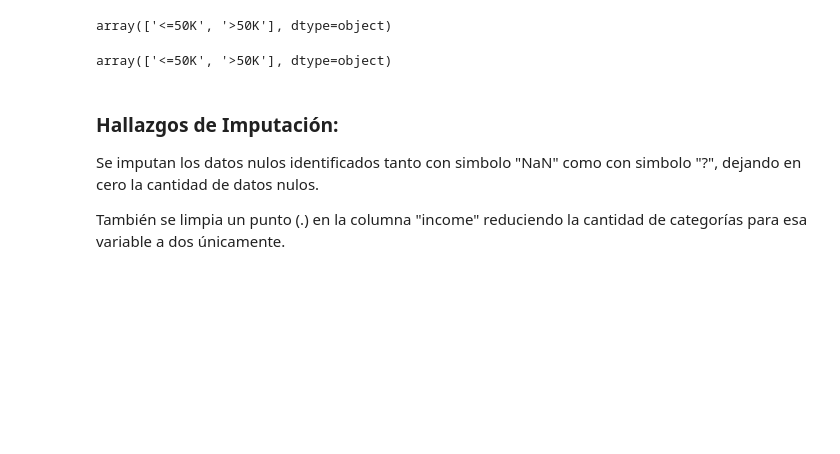
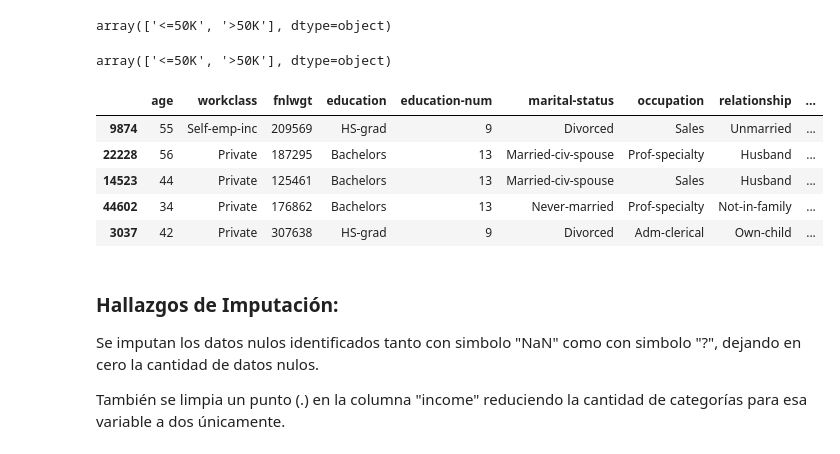
Before and after one commit to sebacalfa/ProyFinal_Mod6, a Jupyter notebook: Proyecto_Final_Mod6.ipynb, the cells around one changed output. Drawn from its saved outputs; the diff is of its cells as text; code cells hidden in the pictures; blank space fills up the shorter version.

```diff
--- a/Proyecto_Final_Mod6.ipynb
+++ b/Proyecto_Final_Mod6.ipynb
@@ -274,6 +311,15 @@ df_clean['income'] = df_clean['income'].str.rstrip('.')
 df_clean['income'].unique()
 # %% [output]
 array(['<=50K', '>50K'], dtype=object)
+# %%
+df_clean.sample(5)
+# %% [output]
+|  | age | workclass | fnlwgt | education | education-num | marital-status | occupation | relationship | ... |
+| 9874 | 55 | Self-emp-inc | 209569 | HS-grad | 9 | Divorced | Sales | Unmarried | ... |
+| 22228 | 56 | Private | 187295 | Bachelors | 13 | Married-civ-spouse | Prof-specialty | Husband | ... |
+| 14523 | 44 | Private | 125461 | Bachelors | 13 | Married-civ-spouse | Sales | Husband | ... |
+| 44602 | 34 | Private | 176862 | Bachelors | 13 | Never-married | Prof-specialty | Not-in-family | ... |
+| 3037 | 42 | Private | 307638 | HS-grad | 9 | Divorced | Adm-clerical | Own-child | ... |
 # %% [markdown]
 ### Hallazgos de Imputación:
 
```
Also changed, not shown: parts of 22 cells of this notebook.
